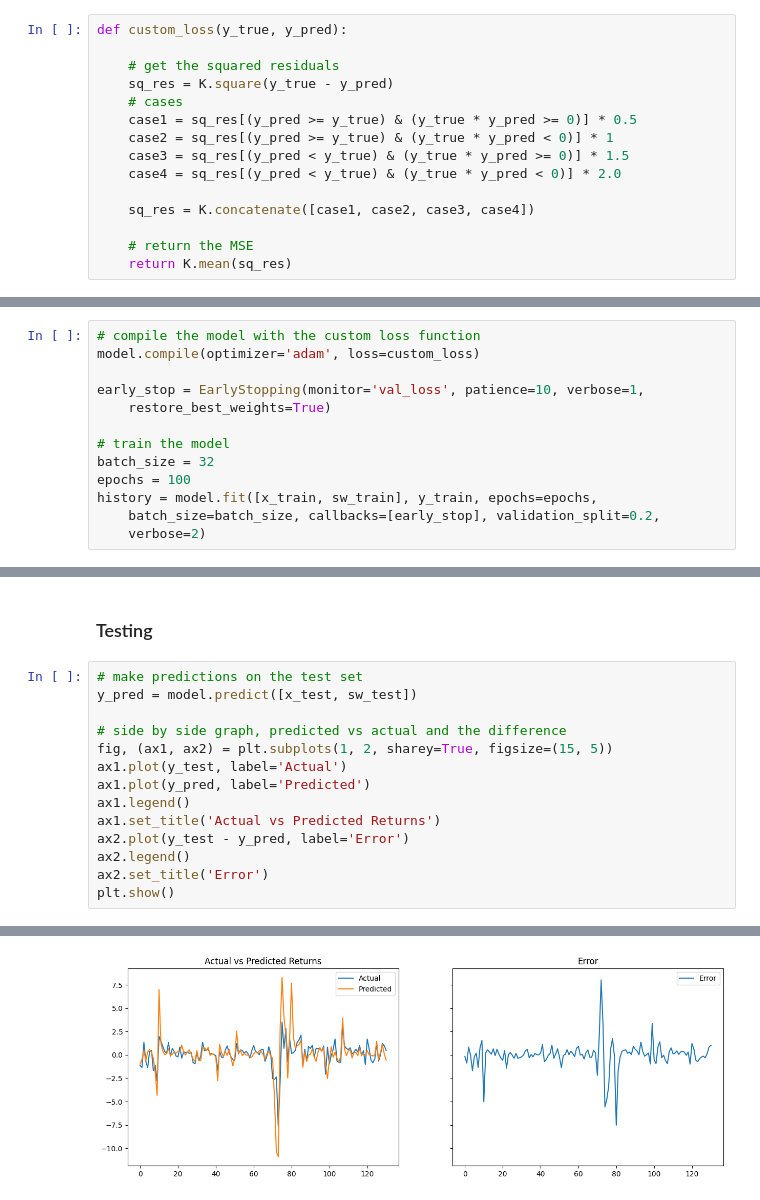
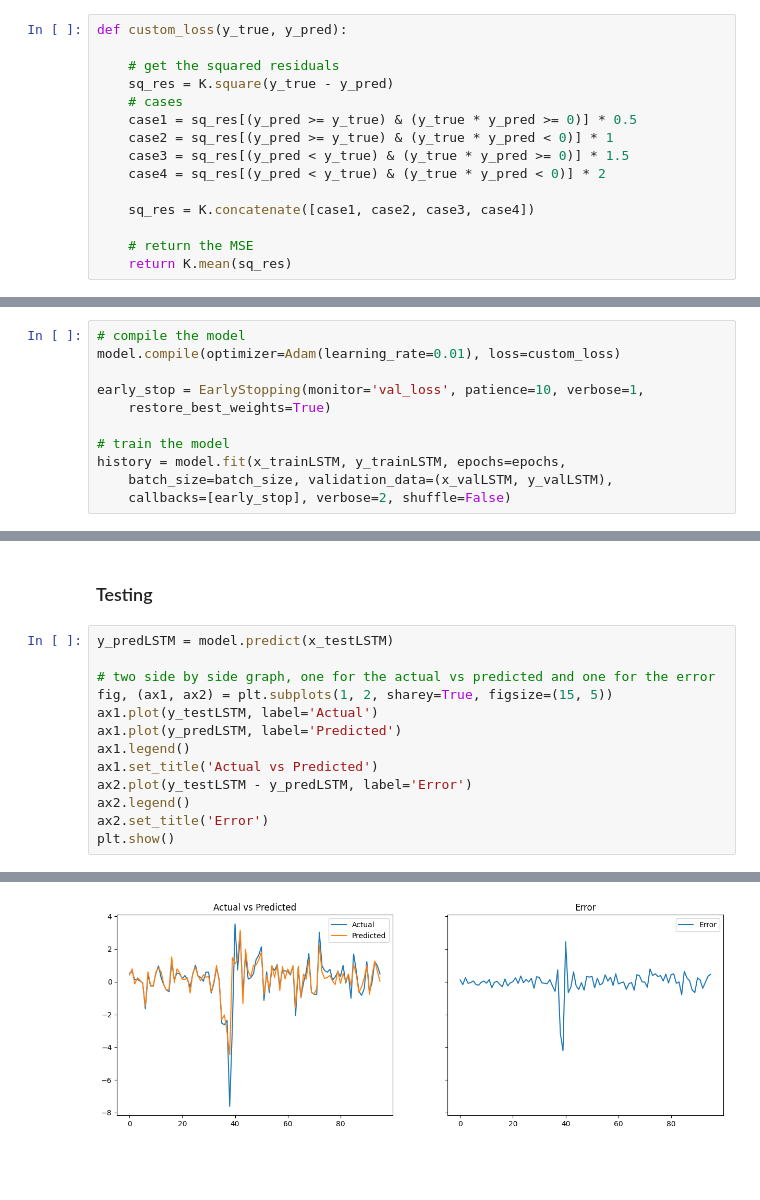
Before and after one commit to jstringara/Fintech, a Jupyter notebook: FinalProject/NN/neuralReplication.ipynb, the cells around one changed output, grey strips where cells are left out. Drawn from its saved outputs; the diff is of its cells as text; blank space fills up the shorter version.

```diff
--- a/FinalProject/NN/neuralReplication.ipynb
+++ b/FinalProject/NN/neuralReplication.ipynb
@@ -397,7 +338,7 @@ def custom_loss(y_true, y_pred):
     case1 = sq_res[(y_pred >= y_true) & (y_true * y_pred >= 0)] * 0.5
     case2 = sq_res[(y_pred >= y_true) & (y_true * y_pred < 0)] * 1
     case3 = sq_res[(y_pred < y_true) & (y_true * y_pred >= 0)] * 1.5
-    case4 = sq_res[(y_pred < y_true) & (y_true * y_pred < 0)] * 2.0
+    case4 = sq_res[(y_pred < y_true) & (y_true * y_pred < 0)] * 2
 
     sq_res = K.concatenate([case1, case2, case3, case4])
 
@@ -406,17 +646,15 @@ def custom_loss(y_true, y_pred):
 # %% [markdown]
 ### Training and compiling
 # %%
-# compile the model with the custom loss function
-model.compile(optimizer='adam', loss=custom_loss)
+# compile the model
+model.compile(optimizer=Adam(learning_rate=0.01), loss=custom_loss)
 
 early_stop = EarlyStopping(monitor='val_loss', patience=10, verbose=1,
     restore_best_weights=True)
 
 # train the model
-batch_size = 32
-epochs = 100
-history = model.fit([x_train, sw_train], y_train, epochs=epochs,
-    batch_size=batch_size, callbacks=[early_stop], validation_split=0.2,
-    verbose=2)
+history = model.fit(x_trainLSTM, y_trainLSTM, epochs=epochs,
+    batch_size=batch_size, validation_data=(x_valLSTM, y_valLSTM),
+    callbacks=[early_stop], verbose=2, shuffle=False)
 # %% [output]
 Epoch 1/100
@@ -447,16 +688,15 @@ plt.show()
 # %% [markdown]
 ### Testing
 # %%
-# make predictions on the test set
-y_pred = model.predict([x_test, sw_test])
+y_predLSTM = model.predict(x_testLSTM)
 
-# side by side graph, predicted vs actual and the difference
+# two side by side graph, one for the actual vs predicted and one for the error
 fig, (ax1, ax2) = plt.subplots(1, 2, sharey=True, figsize=(15, 5))
-ax1.plot(y_test, label='Actual')
-ax1.plot(y_pred, label='Predicted')
+ax1.plot(y_testLSTM, label='Actual')
+ax1.plot(y_predLSTM, label='Predicted')
 ax1.legend()
-ax1.set_title('Actual vs Predicted Returns')
-ax2.plot(y_test - y_pred, label='Error')
+ax1.set_title('Actual vs Predicted')
+ax2.plot(y_testLSTM - y_predLSTM, label='Error')
 ax2.legend()
 ax2.set_title('Error')
 plt.show()
@@ -465,3 +706,3 @@ plt.show()
-[figure, old version]
+[figure, new version]
 # %%
 # rescale the data
```
Also changed, not shown: parts of 47 cells of this notebook, 9 other files.
